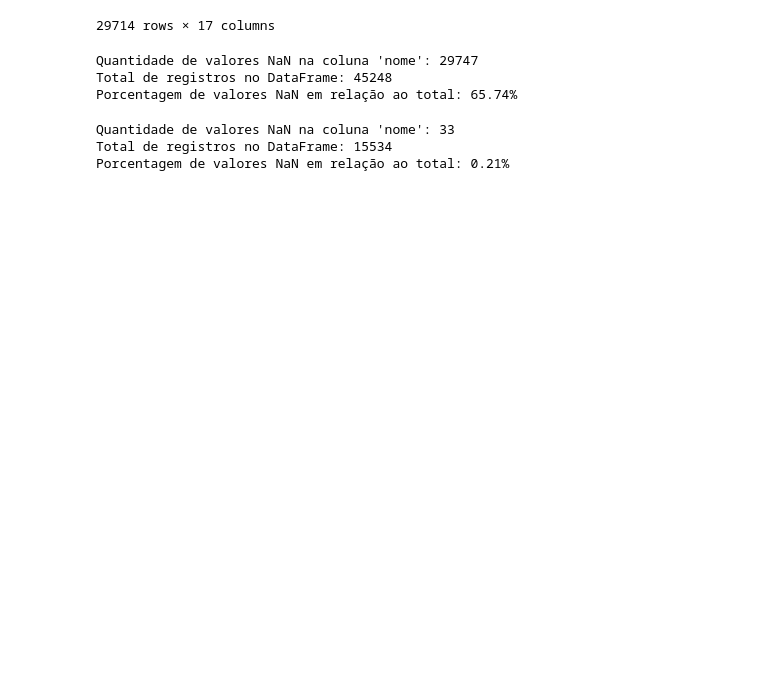
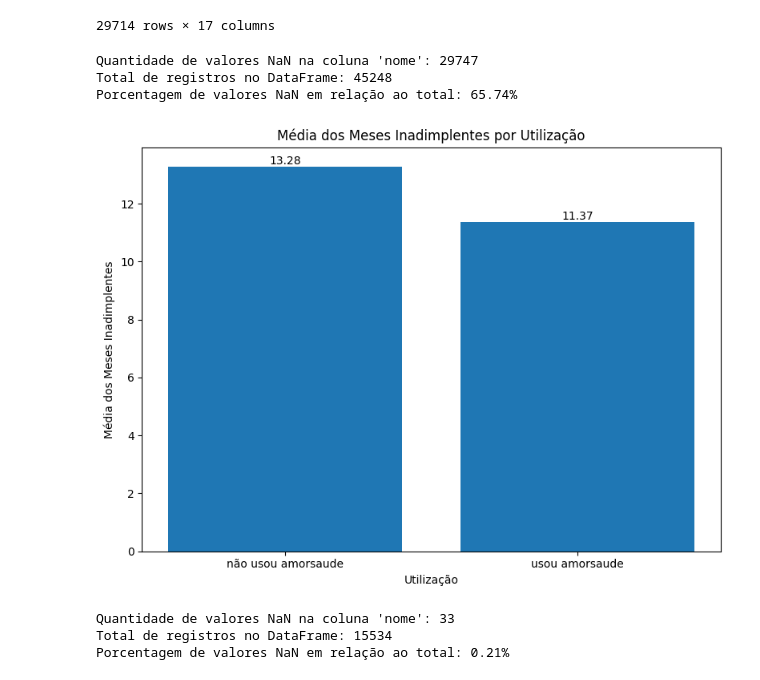
Before and after one commit to GabrielGuilherme88/analises, a Jupyter notebook: Tutti_Saude.ipynb, the cells around one changed output. Drawn from its saved outputs; the diff is of its cells as text; code cells hidden in the pictures; blank space fills up the shorter version.

```diff
--- a/Tutti_Saude.ipynb
+++ b/Tutti_Saude.ipynb
@@ -108,6 +108,12 @@ df_final
 | 17 | 2022-09-15 | RJ381012011 | 60.0 | NaN | Volta Redonda | Mudança: Mudança de residência | 1 | ... |
 | 18 | 2022-12-01 | PR440001820 | 73.0 | 13.0 | Araucária | Desfiliação em massa | 1 | ... |
 45224 rows × 11 columns
+# %%
+#ponte de conexão com o redshift
+connection = psycopg2.connect(dbname="dw_amorsaude",
+
+                  host ="amorsaude-cluster-redshift.cmc4ev2oyczd.us-east-1.redshift.amazonaws.com",
+                  port = 5439)
 # %%
 
 df_contas = '''select sp.cpf, sp.nascimento ,  DATEDIFF(year, sp.nascimento, CURRENT_DATE) AS idade,
@@ -244,6 +250,43 @@ df_merge_cpf_left_excel.to_excel(tutti_saude, index=False)  # O argumento 'index
 # %%
 df_merge_cpf_inner = pd.merge(df_final, df1, on='cpf', how='inner')
 df_merge_cpf_inner.rename(columns={'cidade_x': 'cidade'}, inplace=True)
+# %%
+#criando um novo dataframe para agrupar por _merge a quantidade de quem não usou amorsaude e de quem usou
+#objetivo é verificar os meses inadimplentes
+df_merge_cpf_left1 = df_merge_cpf_left
+df_merge_cpf_left1['_merge'] = df_merge_cpf_left1['_merge'].map({'left_only': 'não usou amorsaude', 'both': 'usou amorsaude'})
+# %%
+#Aqui podemos ver a média de meses_inadimplentes tanto de quem usou amorsaude, quanto de quem não usou
+
+# Renomeando a coluna "_merge" para "utilizacao"
+df_merge_cpf_left1.rename(columns={'_merge': 'utilizacao'}, inplace=True)
+
+# Agrupando e calculando a média dos valores da coluna "meses_inadimplentes" por cada valor da coluna "utilizacao"
+media_meses_inadimplentes_por_utilizacao = df_merge_cpf_left1.groupby('utilizacao')['meses_inadimplentes'].mean().reset_index()
+
+# Crie o gráfico de barras
+plt.figure(figsize=(8, 6))  # Tamanho do gráfico (opcional)
+
+# Use o método bar do pandas para criar o gráfico de barras
+plt.bar(media_meses_inadimplentes_por_utilizacao['utilizacao'], media_meses_inadimplentes_por_utilizacao['meses_inadimplentes'])
+
+# Defina o título e os rótulos dos eixos
+plt.title('Média dos Meses Inadimplentes por Utilização')
+plt.xlabel('Utilização')
+plt.ylabel('Média dos Meses Inadimplentes')
+
+# Rotacione os rótulos do eixo x para facilitar a leitura
+plt.xticks(rotation=0, ha='center')
+
+# Adicione os rótulos de dados acima das barras
+for index, value in enumerate(media_meses_inadimplentes_por_utilizacao['meses_inadimplentes']):
+    plt.text(index, value, f'{value:.2f}', ha='center', va='bottom')
+
+# Exiba o gráfico
+plt.tight_layout()  # Ajustando o layout para evitar cortes nos rótulos
+plt.show()
+# %% [output]
+[figure, added]
 # %%
 # Contagem de valores NaN na coluna "coluna_desejada"
 coluna_desejada = 'nome'  # Substitua 'nome' pelo nome da coluna que você quer analisar
```
Also changed, not shown: parts of 10 cells of this notebook.
